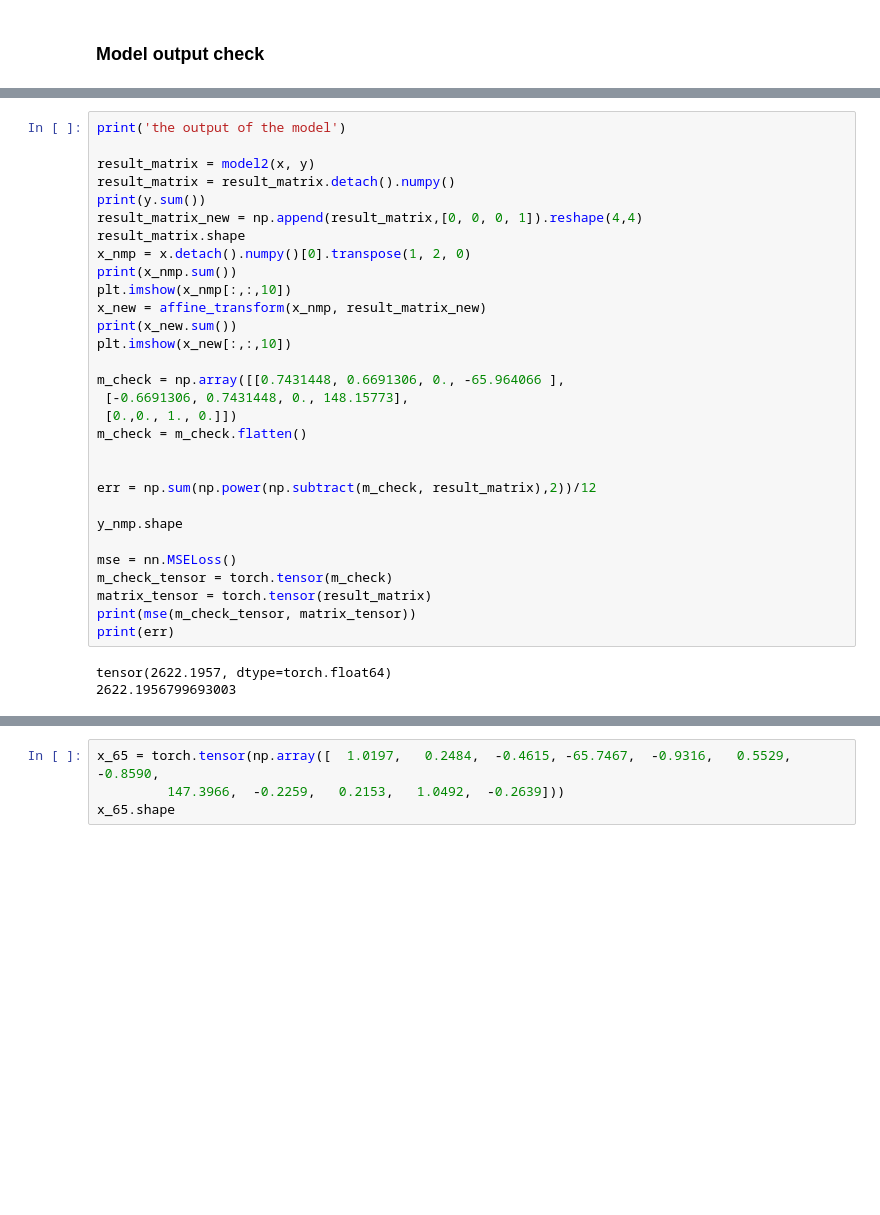
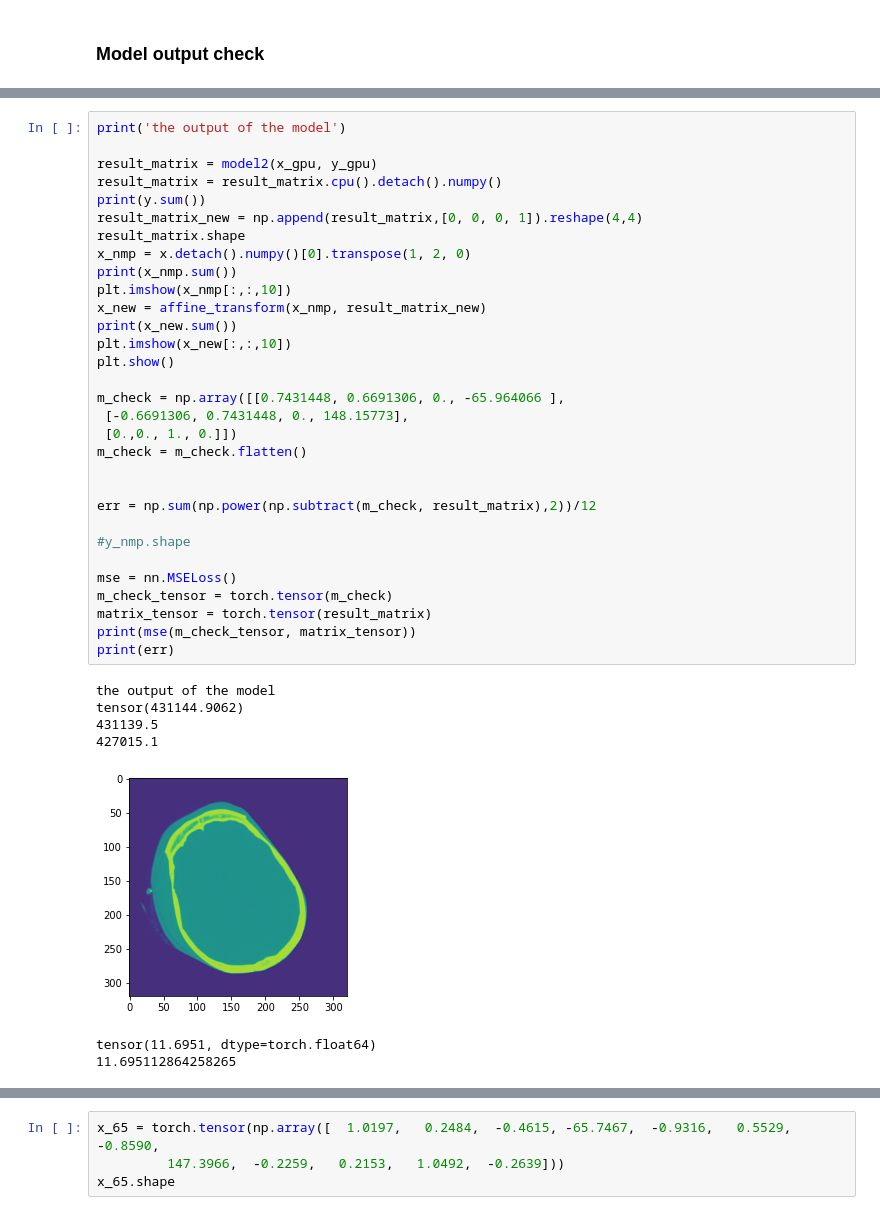
Before and after one commit to vhoma/ydata-viz-ai, a Jupyter notebook: NN_sharing_weights.ipynb, the cells around one changed output, grey strips where cells are left out. Saved outputs shown, nothing was run; the diff lists cells and outputs as text; blank space fills up the shorter version.

```diff
--- a/NN_sharing_weights.ipynb
+++ b/NN_sharing_weights.ipynb
@@ -480,33 +538,39 @@ the input
 # %%
 print('the output of the model')
 
-result_matrix = model2(x, y)
-result_matrix = result_matrix.detach().numpy()
+result_matrix = model2(x_gpu, y_gpu)
+result_matrix = result_matrix.cpu().detach().numpy()
 print(y.sum())
 result_matrix_new = np.append(result_matrix,[0, 0, 0, 1]).reshape(4,4)
 result_matrix.shape
 x_nmp = x.detach().numpy()[0].transpose(1, 2, 0)
 print(x_nmp.sum())
 plt.imshow(x_nmp[:,:,10])
 x_new = affine_transform(x_nmp, result_matrix_new)
 print(x_new.sum())
 plt.imshow(x_new[:,:,10])
+plt.show()
 
 m_check = np.array([[0.7431448, 0.6691306, 0., -65.964066 ],
  [-0.6691306, 0.7431448, 0., 148.15773],
  [0.,0., 1., 0.]])
 m_check = m_check.flatten()
 
 
 err = np.sum(np.power(np.subtract(m_check, result_matrix),2))/12
 
-y_nmp.shape
+#y_nmp.shape
 
 mse = nn.MSELoss()
 m_check_tensor = torch.tensor(m_check)
 matrix_tensor = torch.tensor(result_matrix)
 print(mse(m_check_tensor, matrix_tensor))
 print(err)
 # %% [output]
-tensor(2622.1957, dtype=torch.float64)
-2622.1956799693003
+the output of the model
+tensor(431144.9062)
+431139.5
+427015.1
+[figure, added]
+tensor(11.6951, dtype=torch.float64)
+11.695112864258265
```
Also changed, not shown: parts of 21 cells of this notebook.
